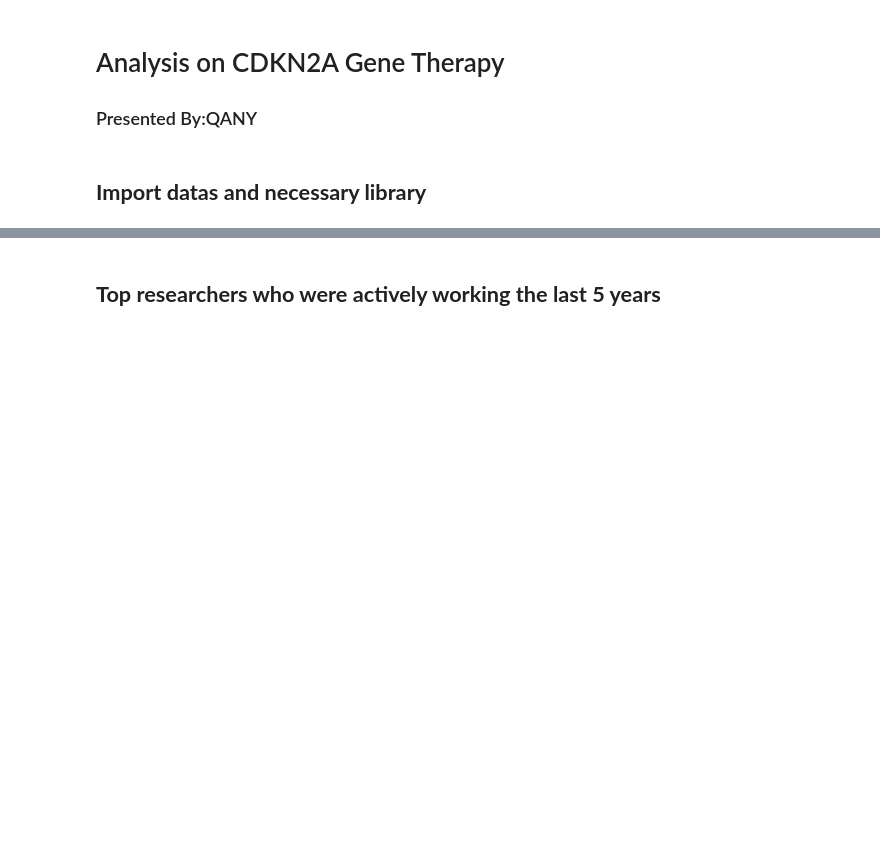
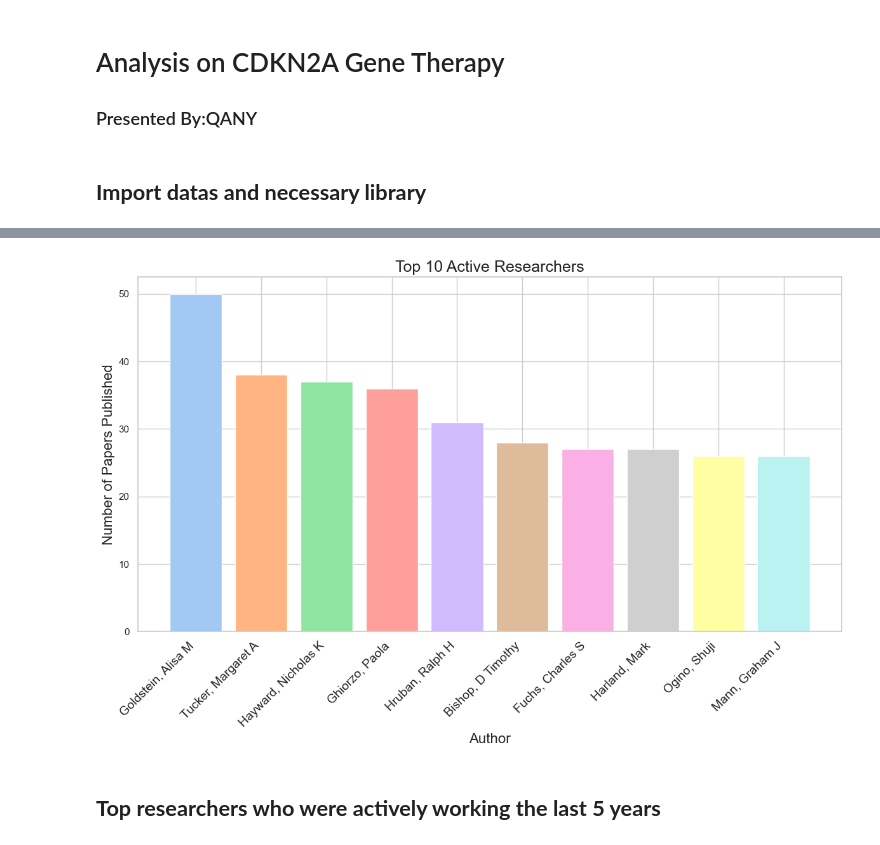
Before and after one commit to Sherryqilin/Assessment2_skills, a Jupyter notebook: skills_group1.ipynb, the cells around one changed output, grey strips where cells are left out. Drawn from its saved outputs; the diff is of its cells as text; code cells hidden in the pictures; blank space fills up the shorter version.

```diff
--- a/skills_group1.ipynb
+++ b/skills_group1.ipynb
@@ -21,0 +85,19 @@ paper = pd.read_csv("paper_counts.csv")
+# %%
+# Merge the 'articles' and 'authors' dataframes on 'PMID'
+merged_all = pd.merge(articles, authors, on='PMID')
+
+# Concatenate 'AuthorLastname' and 'AuthorForename' to create a full author name
+merged_all['FullAuthorName'] = merged_all['AuthorLastname'] + ', ' + merged_all['AuthorForename']
+
+# Count occurrences of each author across all years
+author_counts_df = merged_all['FullAuthorName'].value_counts().reset_index()
+author_counts_df.columns = ['Author', 'Count']
+
+# Sort the dataframe by count in descending order
+author_counts_df = author_counts_df.sort_values(by='Count', ascending=False)
+
+# Extract the top 10 active researchers
+top_10_active_researchers = author_counts_df.head(10)
+
+#Print the top 10 active researchers
+print(top_10_active_researchers)
@@ -22,2 +116,23 @@ paper = pd.read_csv("paper_counts.csv")
+# %%
+import seaborn as sns
+
+sns.set(style="whitegrid") #Define the grid of the graph
+
+plt.figure(figsize=(12, 8)) #Size of the graph
+colors = sns.color_palette("pastel")  #Define the palette of the graph
+
+plt.bar(top_10_active_researchers['Author'], top_10_active_researchers['Count'], color=colors) #Parameters of the graph
+
+plt.xlabel('Author', fontsize=16) #Label the x-axis and font-size
+plt.ylabel('Number of Papers Published', fontsize=16) #Label the y-axis and font-size
+plt.title('Top 10 Active Researchers', fontsize=18) #Label the title of the graph and font size
+
+plt.xticks(rotation=45, ha='right', fontsize=14) # Rotating x-axis labels for better readability
+
+plt.tight_layout() #Define the layout
+
+plt.show() #Display the plot
+# %% [output]
+[figure, added]
 # %% [markdown]
 ## **Top researchers who were actively working the last 5 years**
```
Also changed, not shown: parts of 14 cells of this notebook.
